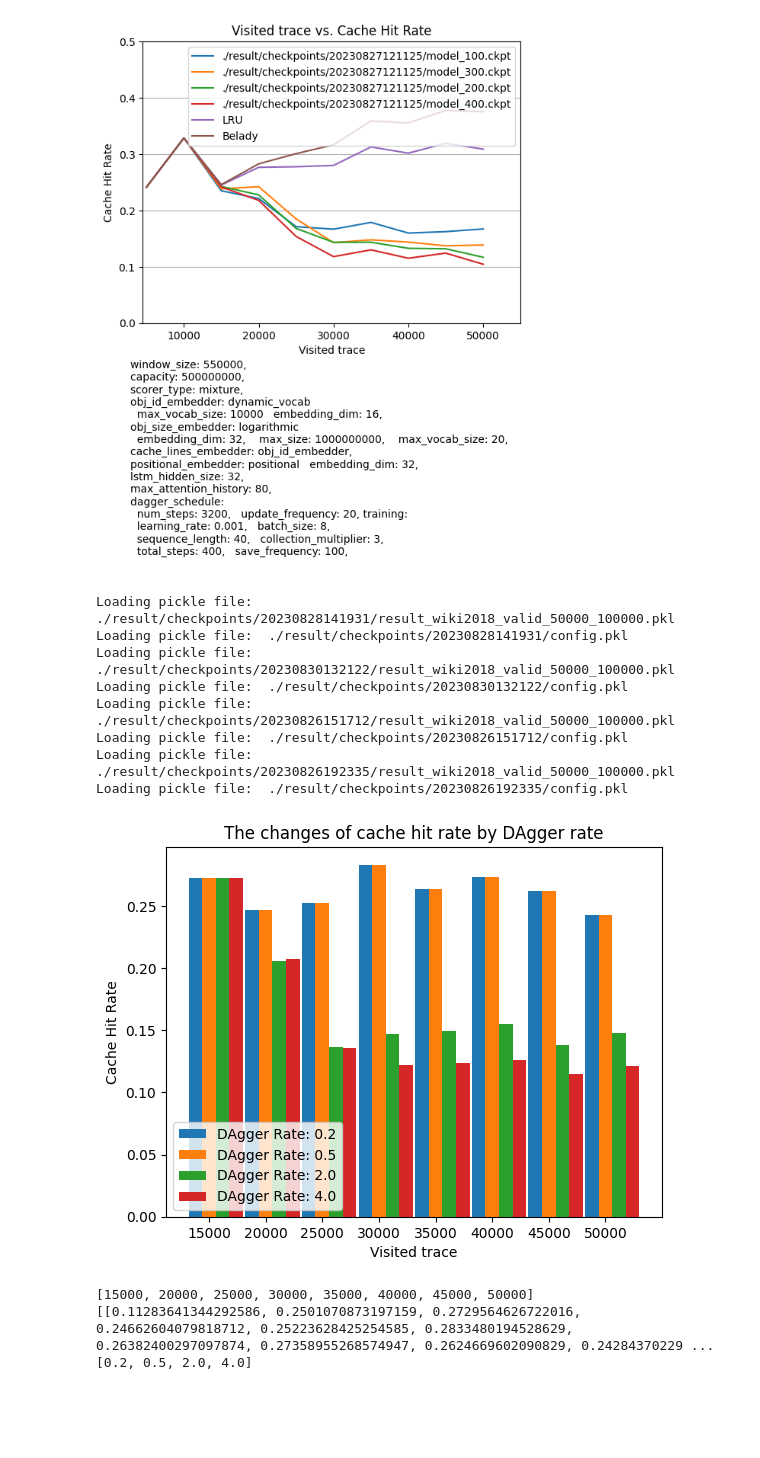
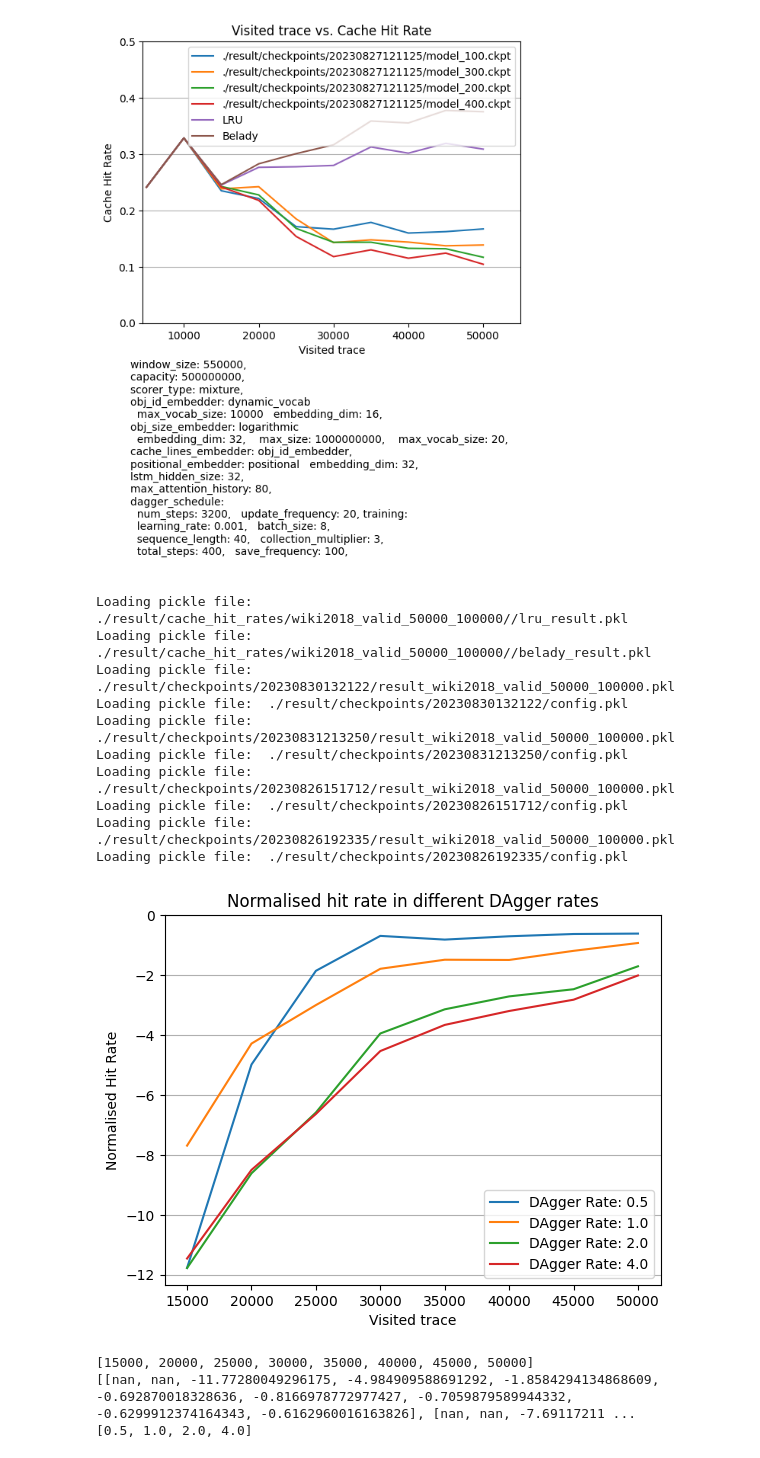
Before and after one commit to kato1628/cache_replacement, a Jupyter notebook: evaluate.ipynb, the cells around one changed output. Saved outputs shown, nothing was run; the diff lists cells and outputs as text; code cells hidden in the pictures; blank space fills up the shorter version.

Commit message:
plot experiment results

```diff
--- a/evaluate.ipynb
+++ b/evaluate.ipynb
@@ -175,16 +174,23 @@ Loading pickle file:  ./result/cache_hit_rates/wiki2018_valid_10000_60000/lru_re
 Loading pickle file:  ./result/cache_hit_rates/wiki2018_valid_10000_60000/belady_result.pkl
 [figure]
 # %%
-experiment_ids = ["20230828141931", "20230830132122", "20230826151712", "20230826192335"]
-
-
+valid_data_filename = "wiki2018_valid_50000_100000"
+experiment_ids = ["20230830132122", "20230831213250", "20230826151712", "20230826192335"]
 x_values = list(range(15000, 55000, 5000))
 y_values = []
 num_steps_rates = []
 
+# load hit rates by LRU and Belady
+benchmark_result_prefix = f"./result/cache_hit_rates/{valid_data_filename}/"
+lru_result_path = f"{benchmark_result_prefix}/lru_result.pkl"
+belady_result_path = f"{benchmark_result_prefix}/belady_result.pkl"
+
+lru_hit_rates = load_pickle(lru_result_path)
+belady_hit_rates = load_pickle(belady_result_path)
+
 # collect hit rates and num steps rates
 for experiment_id in experiment_ids:
-    result_path = f"./result/checkpoints/{experiment_id}/result_wiki2018_valid_50000_100000.pkl"
+    result_path = f"./result/checkpoints/{experiment_id}/result_{valid_data_filename}.pkl"
     map_checkpoint_to_chr = load_pickle(result_path)
 
     # sort by checkpoint
@@ -192,6 +198,9 @@ for experiment_id in experiment_ids:
 
     # get first checkpoint hit rates
     hit_rates = list(map_checkpoint_to_chr.values())[-1]
+
+    # calculate normalised hit rates with LRU(min) and Belady(max)
+    hit_rates = [(hit_rate - lru_hit_rate) / (belady_hit_rate - lru_hit_rate) for hit_rate, lru_hit_rate, belady_hit_rate in zip(hit_rates, lru_hit_rates, belady_hit_rates)]
     y_values.append(hit_rates)
 
     # get num steps
@@ -205,42 +214,48 @@ for experiment_id in experiment_ids:
     num_steps_rates.append(num_steps / total_steps)
 
 # Width of each bar
 bar_width = 1200
 
 # Create an offset for each set of bars
-offsets = [-bar_width, 0, bar_width, 2*bar_width]
+offsets = [ -bar_width, 0, bar_width, 2*bar_width]
+
+# Add grid
+plt.grid(linestyle='-', axis='y', zorder=0)
 
 # Create a bar for each set of y values
 for i, offset in enumerate(offsets):
-    plt.bar([x + offset for x in x_values], y_values[i][2:], width=bar_width, label=f'DAgger Rate: {num_steps_rates[i]}')
-    # plt.plot(x_values, y_values[i][2:], label=f'DAgger Rate: {num_steps_rates[i]}')
+    # plt.bar([x + offset for x in x_values], y_values[i][2:], width=bar_width, label=f'DAgger Rate: {num_steps_rates[i]}', zorder=3)
+    plt.plot(x_values, y_values[i][2:], label=f'DAgger Rate: {num_steps_rates[i]}')
 
 # Set x and y labels
 plt.xlabel('Visited trace')
-plt.ylabel('Cache Hit Rate')
+plt.ylabel('Normalised Hit Rate')
+plt.yticks(range(-12, 1, 2))
 
 # Set the title
-plt.title('The changes of cache hit rate by DAgger rate')
+plt.title('Normalised hit rate in different DAgger rates')
 
 # Add legend
-plt.legend(loc='lower left')
+plt.legend(loc='lower right')
 
 # Show the plot
 plt.show()
 
 print(x_values)
 print(y_values)
 print(num_steps_rates)
 # %% [output]
-Loading pickle file:  ./result/checkpoints/20230828141931/result_wiki2018_valid_50000_100000.pkl
-Loading pickle file:  ./result/checkpoints/20230828141931/config.pkl
+Loading pickle file:  ./result/cache_hit_rates/wiki2018_valid_50000_100000//lru_result.pkl
+Loading pickle file:  ./result/cache_hit_rates/wiki2018_valid_50000_100000//belady_result.pkl
 Loading pickle file:  ./result/checkpoints/20230830132122/result_wiki2018_valid_50000_100000.pkl
 Loading pickle file:  ./result/checkpoints/20230830132122/config.pkl
+Loading pickle file:  ./result/checkpoints/20230831213250/result_wiki2018_valid_50000_100000.pkl
+Loading pickle file:  ./result/checkpoints/20230831213250/config.pkl
 Loading pickle file:  ./result/checkpoints/20230826151712/result_wiki2018_valid_50000_100000.pkl
 Loading pickle file:  ./result/checkpoints/20230826151712/config.pkl
 Loading pickle file:  ./result/checkpoints/20230826192335/result_wiki2018_valid_50000_100000.pkl
 Loading pickle file:  ./result/checkpoints/20230826192335/config.pkl
-[figure, old version]
+[figure, new version]
 [15000, 20000, 25000, 30000, 35000, 40000, 45000, 50000]
-[[0.11283641344292586, 0.2501070873197159, 0.2729564626722016, 0.24662604079818712, 0.25223628425254585, 0.2833480194528629, 0.26382400297097874, 0.27358955268574947, 0.2624669602090829, 0.24284370229 ...
-[0.2, 0.5, 2.0, 4.0]
+[[nan, nan, -11.77280049296175, -4.984909588691292, -1.8584294134868609, -0.692870018328636, -0.8166978772977427, -0.7059879589944332, -0.6299912374164343, -0.6162960016163826], [nan, nan, -7.69117211 ...
+[0.5, 1.0, 2.0, 4.0]
```
Also changed, not shown: parts of 4 cells of this notebook, 3 other files.
